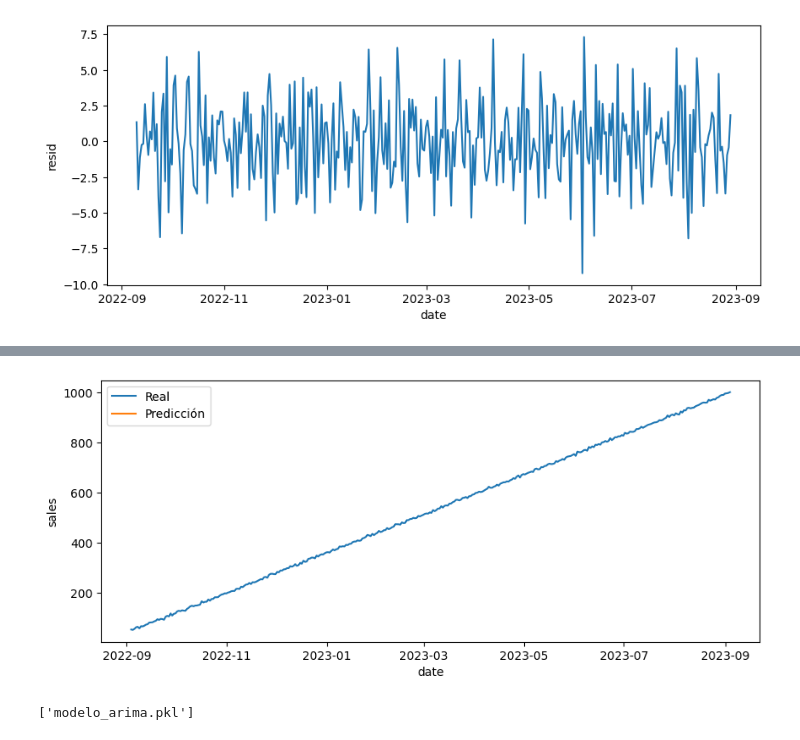
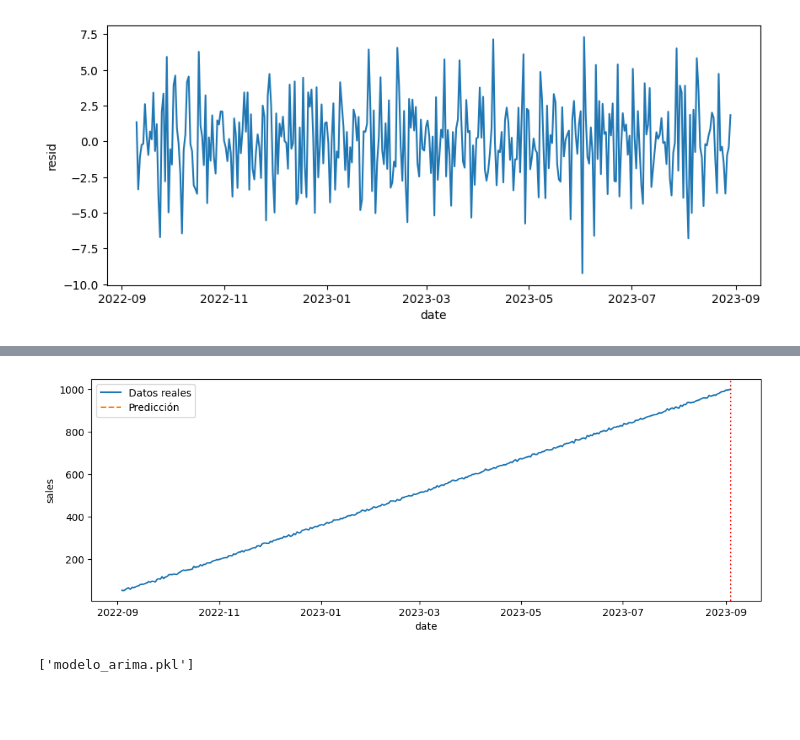
Before and after one commit to SantyIzquierdo/proyecto_series_tiempo_alternativo, a Jupyter notebook: src/explore.ipynb, the cells around one changed output, grey strips where cells are left out. Drawn from its saved outputs; the diff is of its cells as text; code cells hidden in the pictures; blank space fills up the shorter version.

```diff
--- a/src/explore.ipynb
+++ b/src/explore.ipynb
@@ -108,13 +112,24 @@ Warnings:
 # %%
 n_periods = 12
 forecast = model.predict(n_periods=n_periods)
-future_index = pd.date_range(start=ts.index[-1], periods=n_periods+1, freq="M")[1:]
+
+future_index = pd.date_range(
+    start=ts.index[-1],
+    periods=n_periods + 1,
+    freq="M"
+)[1:]
+
 forecast_series = pd.Series(forecast, index=future_index)
-
-plt.figure(figsize=(10,4))
-sns.lineplot(data=ts, label="Real")
-sns.lineplot(data=forecast_series, label="Predicción")
-plt.show()
-# %% [output]
-[figure, removed]
+# %%
+plt.figure(figsize=(12,4))
+
+sns.lineplot(data=ts, label="Datos reales")
+sns.lineplot(data=forecast_series, label="Predicción", linestyle="--")
+
+plt.axvline(ts.index[-1], color="red", linestyle=":")
+
+plt.legend()
+plt.show()
+# %% [output]
+[figure, added]
 # %%
```
Also changed, not shown: parts of 8 cells of this notebook, 1 other file.
